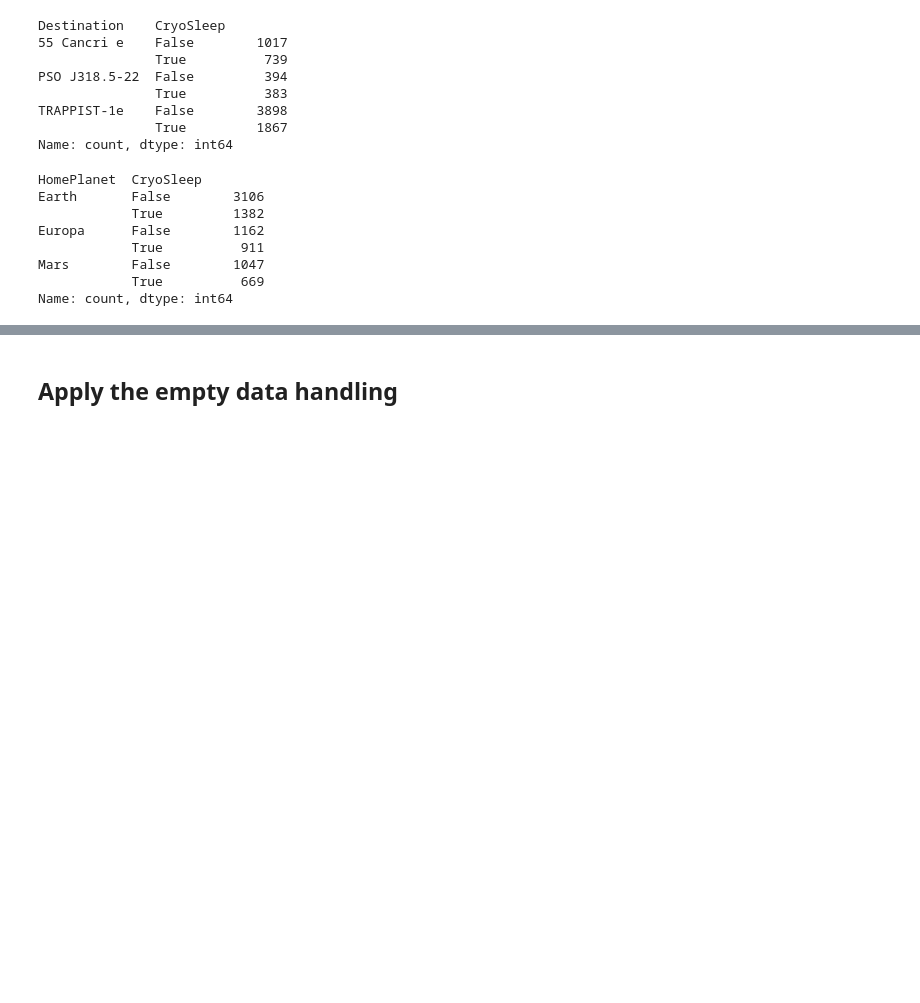
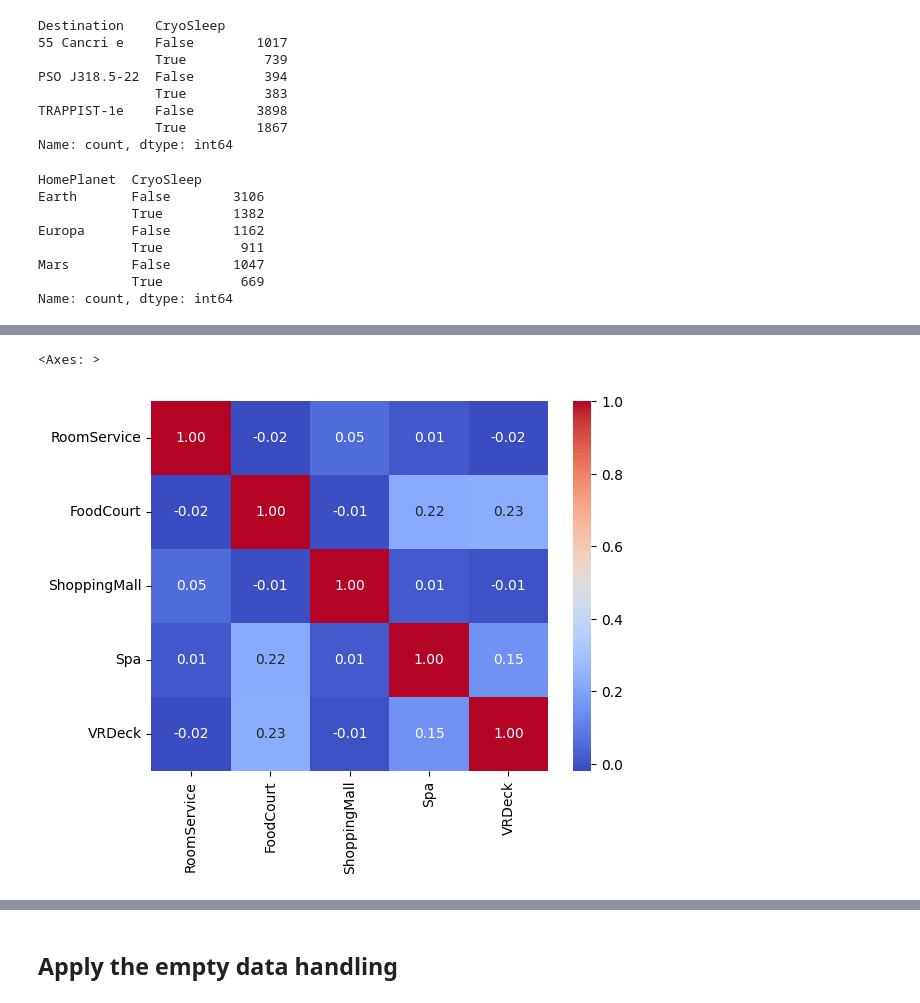
Before and after one commit to edoatley/ml, a Jupyter notebook: kaggle/competitions/spaceship-titanic/02-edo-space-titanic-prepare.ipynb, the cells around one changed output, grey strips where cells are left out. Saved outputs shown, nothing was run; the diff lists cells and outputs as text; code cells hidden in the pictures; blank space fills up the shorter version.

```diff
--- a/kaggle/competitions/spaceship-titanic/02-edo-space-titanic-prepare.ipynb
+++ b/kaggle/competitions/spaceship-titanic/02-edo-space-titanic-prepare.ipynb
@@ -592,0 +647,6 @@ Name: count, dtype: int64
+# %%
+# Calculate the correlation between the Spending Categories
+sns.heatmap(train_df[spending_categories].corr(), annot = True, fmt = '.2f', cmap = 'coolwarm')
+# %% [output]
+<Axes: >
+[figure, added]
```
Also changed, not shown: parts of 31 cells of this notebook.
